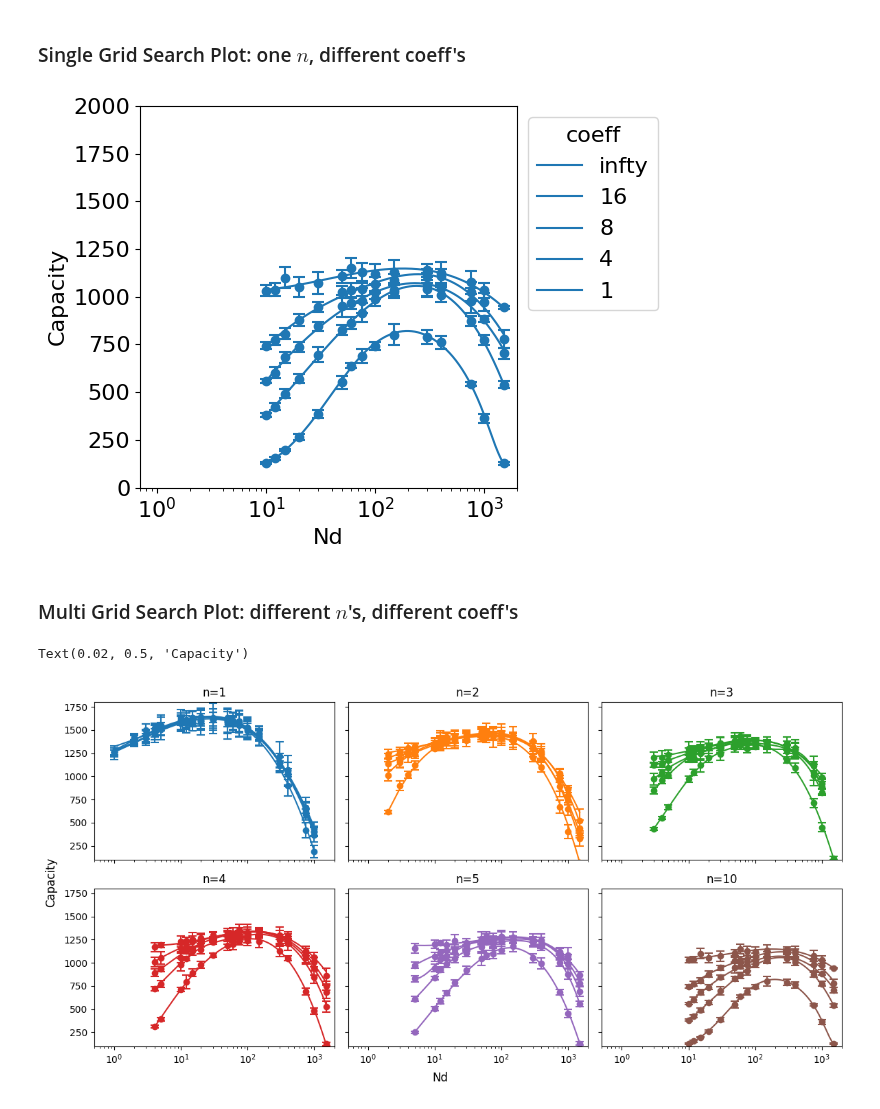
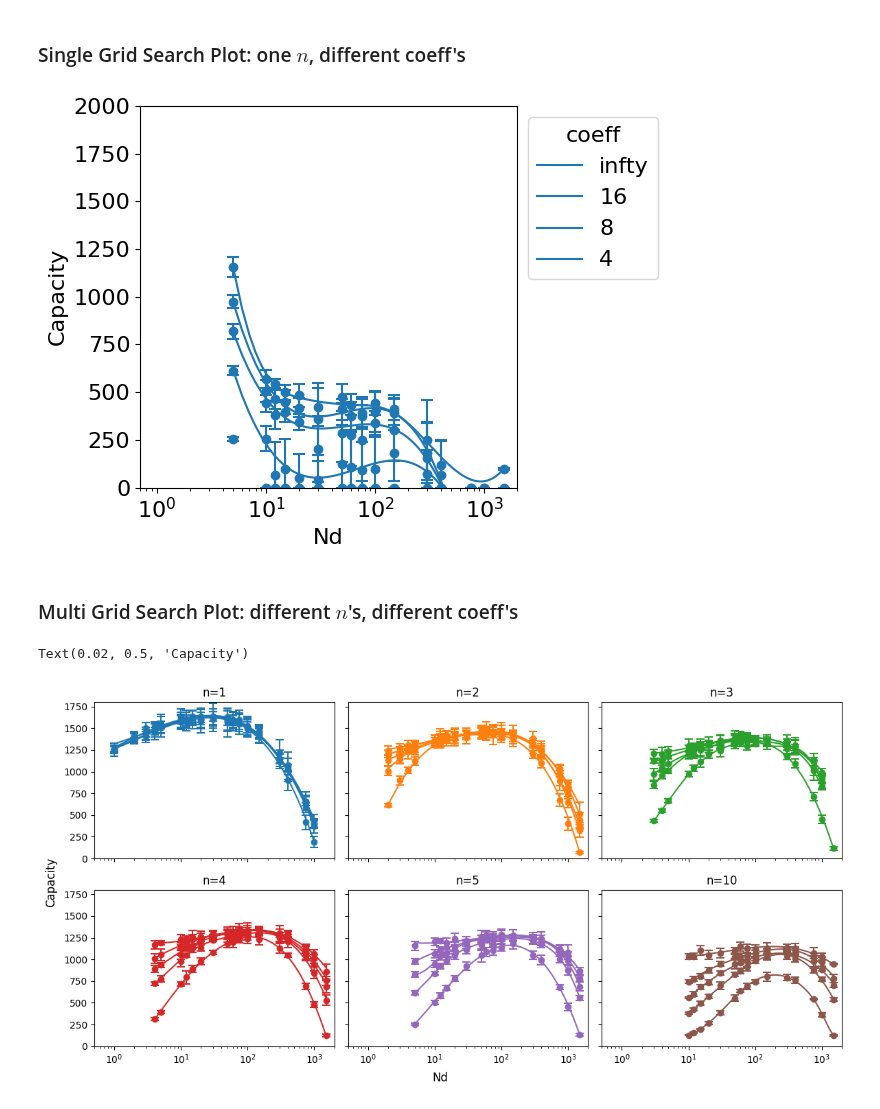
Before and after one commit to Cai-Fangxu/dendrite_familiarity_detection, a Jupyter notebook: b_bk_grid_search/plot.ipynb, the cells around one changed output. Saved outputs shown, nothing was run; the diff lists cells and outputs as text; code cells hidden in the pictures.

```diff
--- a/b_bk_grid_search/plot.ipynb
+++ b/b_bk_grid_search/plot.ipynb
@@ -52,12 +53,12 @@ nslist = [60000, 30000, 20000, 15000, 12000, 6000, 5000, 4000, 3000, 2000, 1200,
 Error bar: 95% confidence interval (degree of freedom = 5)
 $$\text{CI} = y_i \pm 2.571 \times \sigma_i $$
 # %%
-df = pd.read_csv("../data/gridSearch_standard/60000/coeff_infty/max_points_df.csv")
+df = pd.read_csv("../data/gridSearch_NonInt/60000/coeff_4/max_points_df.csv")
 # %%
 plt.figure(figsize=(8, 6))
 
-
-for ndR_idx, ndR_value in enumerate([1, 2, 3, 4, 5, 10]):
+for ndR_idx, ndR_value in enumerate([5, 10, 15, 20]):
+# for ndR_idx, ndR_value in enumerate([1, 2, 3, 4, 5, 10]):
     subset = df[df['ndR'] == ndR_value]
     subset= subset.loc[subset.groupby(['capacity', 'nd'])['b'].idxmax()]
     subset = subset.sort_values("nd")
@@ -111,17 +112,24 @@ plt.tight_layout()
 # %% [markdown]
 ### Single Grid Search Plot: one $n$, different coeff's
 # %%
-file_path_list = ["../data/gridSearch_standard/60000/coeff_infty/max_points_df.csv",
-                  "../data/gridSearch_standard/60000/coeff_16/max_points_df.csv",
-                  "../data/gridSearch_standard/60000/coeff_8/max_points_df.csv",
-                  "../data/gridSearch_standard/60000/coeff_4/max_points_df.csv",
-                  "../data/gridSearch_standard/60000/coeff_1/max_points_df.csv"]
+# file_path_list = ["../data/gridSearch_standard/60000/coeff_infty/max_points_df.csv",
+#                   "../data/gridSearch_standard/60000/coeff_16/max_points_df.csv",
+#                   "../data/gridSearch_standard/60000/coeff_8/max_points_df.csv",
+#                   "../data/gridSearch_standard/60000/coeff_4/max_points_df.csv",
+#                   "../data/gridSearch_standard/60000/coeff_1/max_points_df.csv"]
 
+file_path_list = ["../data/gridSearch_NonInt/60000/coeff_infty/max_points_df.csv",
+                  "../data/gridSearch_NonInt/60000/coeff_16/max_points_df.csv",
+                  "../data/gridSearch_NonInt/60000/coeff_8/max_points_df.csv",
+                  "../data/gridSearch_NonInt/60000/coeff_4/max_points_df.csv",
+                  "../data/gridSearch_NonInt/60000/coeff_1/max_points_df.csv"]
+
+# df_name_list = ["infty", "16", "8", "4", "1"]
 df_name_list = ["infty", "16", "8", "4", "1"]
 
 dfs = [pd.read_csv(file_path) for file_path in file_path_list]
 
-ndR_value = 10
+ndR_value = 5
 ndR_idx = 0
 
 for df_idx, df_name in enumerate(df_name_list):
@@ -148,34 +156,34 @@ for df_idx, df_name in enumerate(df_name_list):
         x=subset['nd'],
         y=subset['capacity'],
         yerr=2.571*subset['sem'],
         fmt='o',
         capsize=4,
         capthick=1.5,
         elinewidth=1.5,
         c=f"C{ndR_idx}"
     )
 
 # Set x-axis to log scale
 plt.xscale('log')
 
 plt.xticks(fontsize=16)
 plt.yticks(fontsize=16)
 
 plt.ylim(0, 2000)
 plt.xlim(0.7, 2000)
 
 # Add labels and title
 plt.xlabel('Nd', fontsize=16)
 plt.ylabel('Capacity', fontsize=16)
 
 # Move legend outside the plot
 plt.legend(bbox_to_anchor=(1.0, 1), loc='upper left', title='coeff', fontsize=16, title_fontsize=16)
 
 # plt.savefig("capacity_vs_nd_rhomax.svg", bbox_inches='tight')
 
 plt.tight_layout()
 # %% [output]
-[figure, old version]
+[figure, new version]
 # %% [markdown]
 ### Multi Grid Search Plot: different $n$'s, different coeff's
 # %%
@@ -185,11 +193,19 @@ file_path_list = ["../data/gridSearch_standard/60000/coeff_infty/max_points_df.c
                   "../data/gridSearch_standard/60000/coeff_4/max_points_df.csv",
                   "../data/gridSearch_standard/60000/coeff_1/max_points_df.csv"]
 
+# file_path_list = ["../data/gridSearch_NonInt/60000/coeff_infty/max_points_df.csv",
+#                   "../data/gridSearch_NonInt/60000/coeff_16/max_points_df.csv",
+#                   "../data/gridSearch_NonInt/60000/coeff_8/max_points_df.csv",
+#                   "../data/gridSearch_NonInt/60000/coeff_4/max_points_df.csv",
+#                   "../data/gridSearch_NonInt/60000/coeff_1/max_points_df.csv"]
+
+# df_name_list = ["infty", "16", "8", "4", "1"]
 df_name_list = ["infty", "16", "8", "4", "1"]
 
 dfs = [pd.read_csv(file_path) for file_path in file_path_list]
 fig, ax = plt.subplots(2, 3, sharex=True, sharey=True, figsize=(12, 6))
 ndRlist = [1, 2, 3, 4, 5, 10]
+# ndRlist = [5, 10, 15, 20]
 
 for ndR_idx, ndR_value in enumerate(ndRlist):
     ax_i = ndR_idx//3
@@ -226,7 +242,7 @@ for ndR_idx, ndR_value in enumerate(ndRlist):
         )
 
     ax[ax_i, ax_j].set_xlim(0.5, 2000)
-    ax[ax_i, ax_j].set_ylim(100, 1800)
+    ax[ax_i, ax_j].set_ylim(0, 1800)
     # ax[ax_i, ax_j].set_xlabel("Nd")
     # ax[ax_i, ax_j].set_ylabel("capacity")
     ax[ax_i, ax_j].set_xscale("log")
@@ -236,4 +252,4 @@ fig.supxlabel("Nd")
 fig.supylabel("Capacity")
 # %% [output]
 Text(0.02, 0.5, 'Capacity')
-[figure, old version]
+[figure, new version]
```
Also changed, not shown: parts of 2 cells of this notebook, 6 other files.
